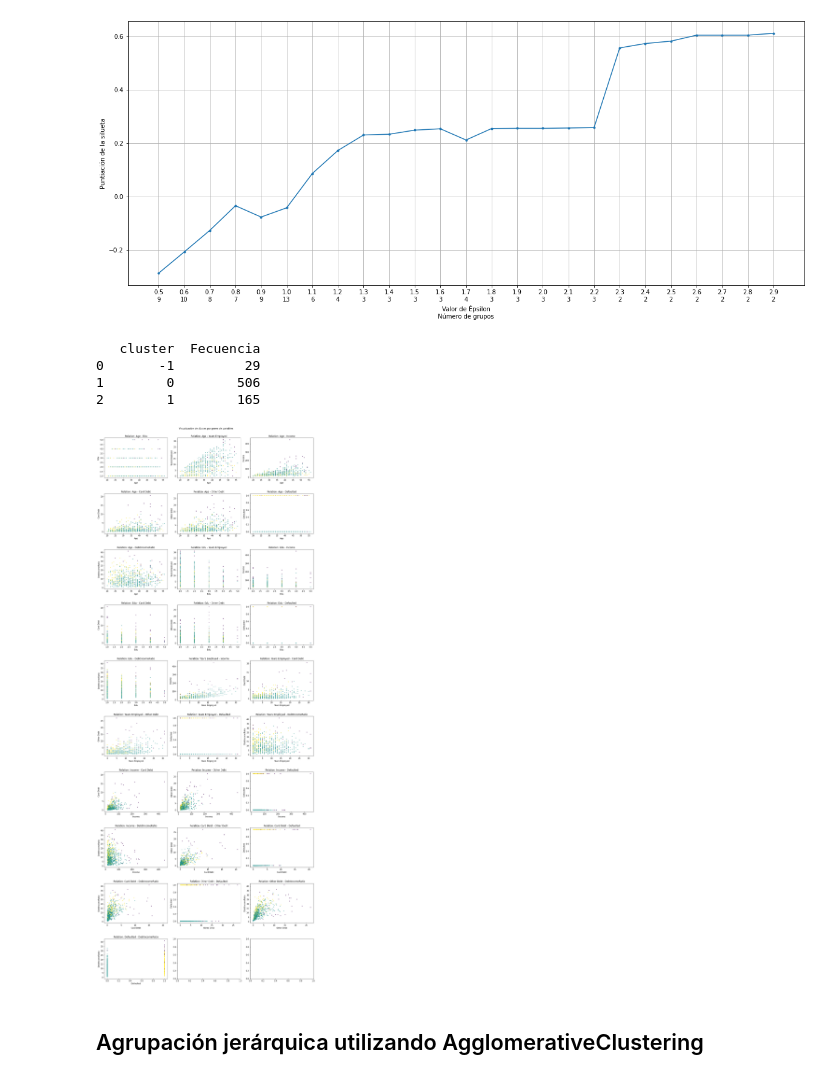
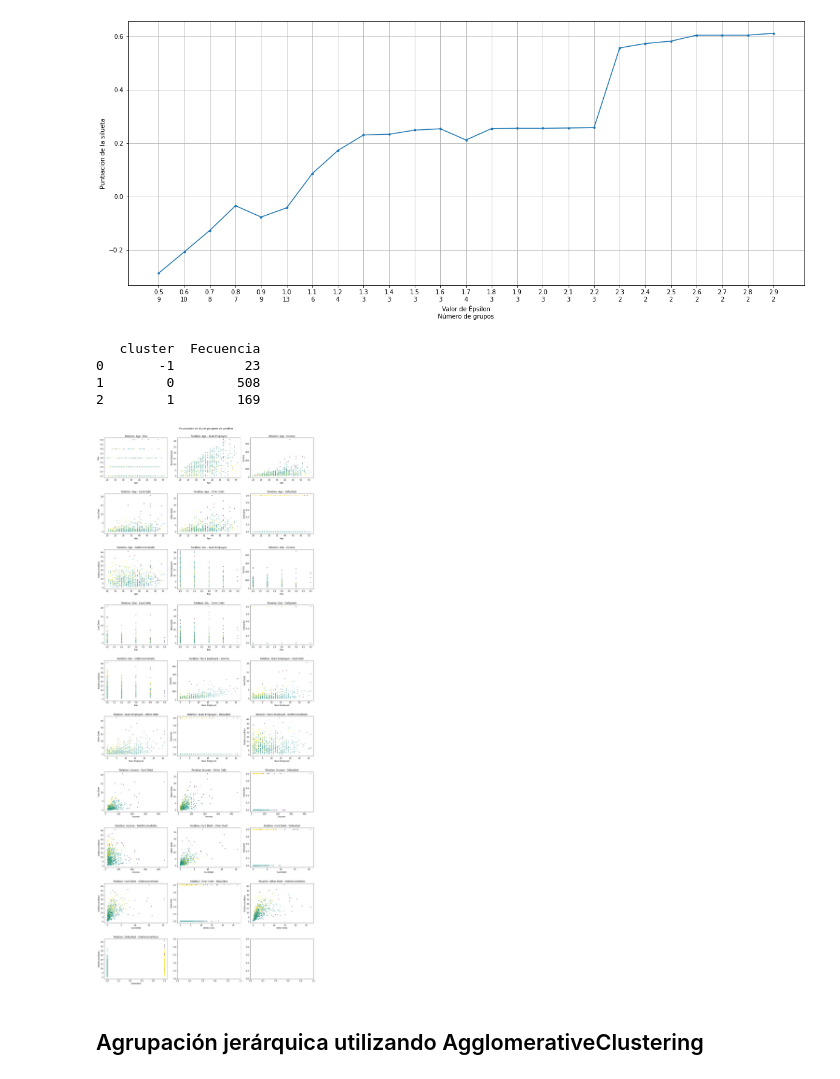
Before and after one commit to orlandoch/coding-dojo, a Jupyter notebook: tareas-week08/tarea_comparacion_clusters.ipynb, the cells around one changed output. Saved outputs shown, nothing was run; the diff lists cells and outputs as text; code cells hidden in the pictures.

```diff
--- a/tareas-week08/tarea_comparacion_clusters.ipynb
+++ b/tareas-week08/tarea_comparacion_clusters.ipynb
@@ -275,13 +278,13 @@ ax.set_ylabel('Puntiación de la silueta');
 # %% [output]
 [figure]
 # %%
-graphDbscanMultiScater(2)
+graphDbscanMultiScater(2.2)
 # %% [output]
    cluster  Fecuencia
-0       -1         29
-1        0        506
-2        1        165
+0       -1         23
+1        0        508
+2        1        169
-[figure, old version]
+[figure, new version]
 # %% [markdown]
 ## Agrupación jerárquica utilizando AgglomerativeClustering
 # %%
```
Also changed, not shown: parts of 3 cells of this notebook.
